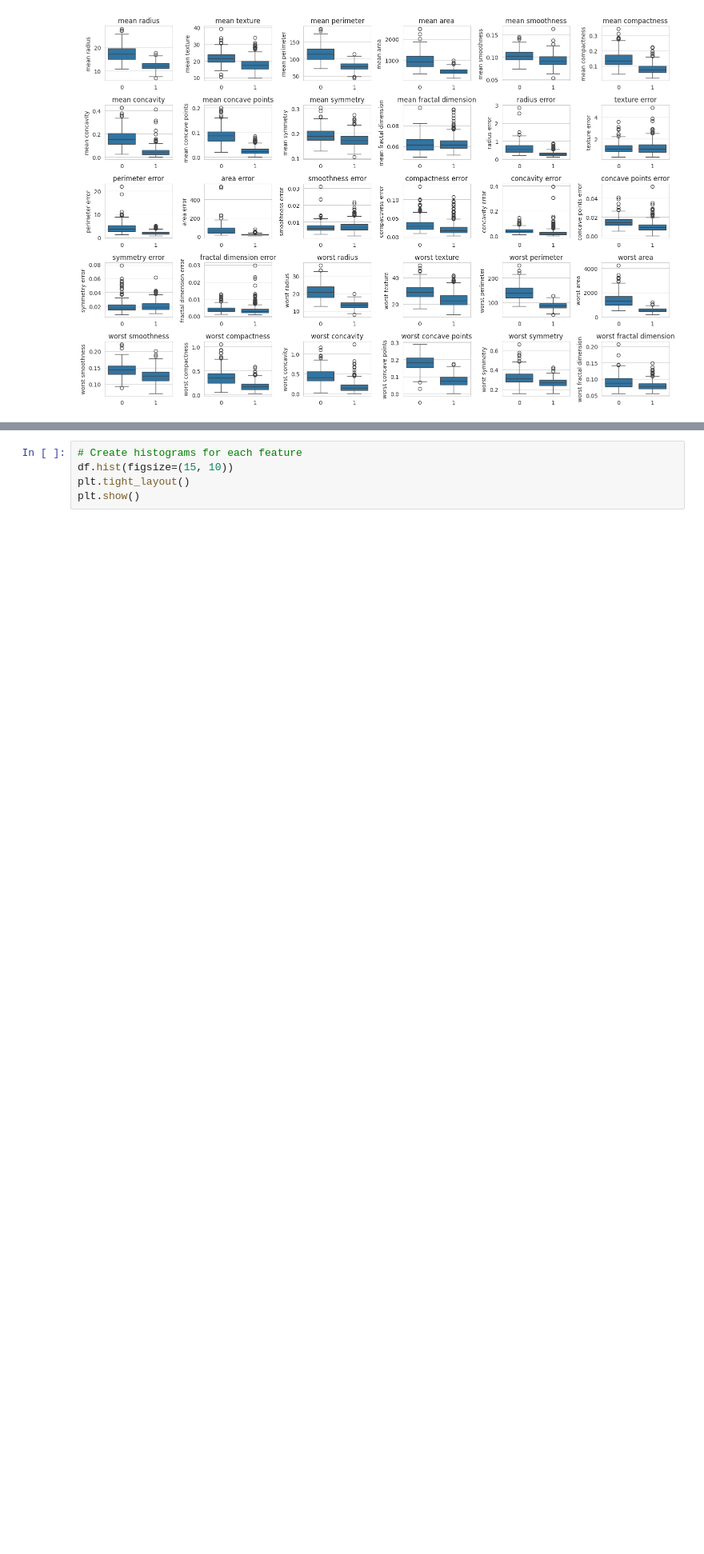
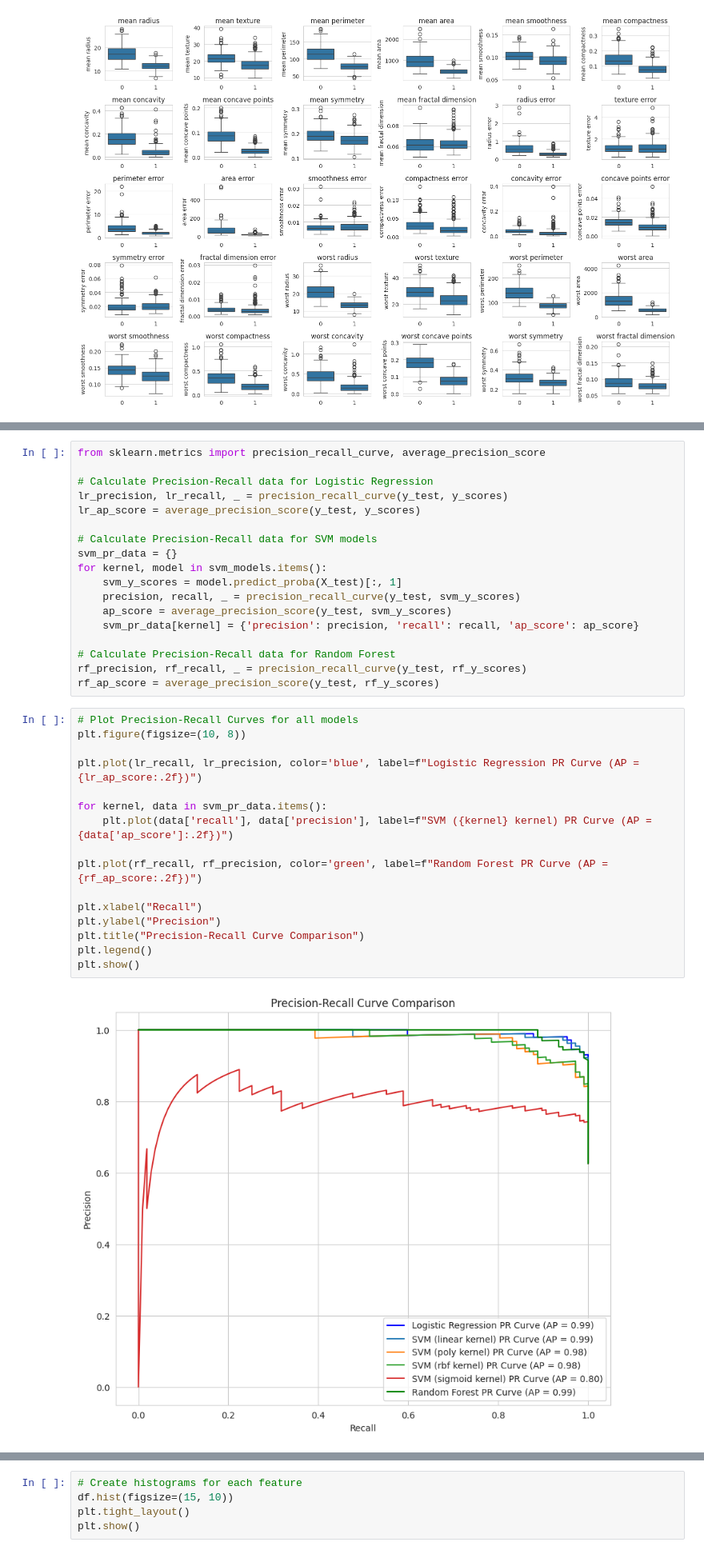
Before and after one commit to Dejisimple/CSC-587_Colabs, a Jupyter notebook: Copy_of_train_test_split_crossval_roc.ipynb, the cells around one changed output, grey strips where cells are left out. Shown at 80% size. Drawn from its saved outputs; the diff is of its cells as text; blank space fills up the shorter version.

```diff
--- a/Copy_of_train_test_split_crossval_roc.ipynb
+++ b/Copy_of_train_test_split_crossval_roc.ipynb
@@ -194,0 +255,36 @@ plt.show()
+# %%
+from sklearn.metrics import precision_recall_curve, average_precision_score
+
+# Calculate Precision-Recall data for Logistic Regression
+lr_precision, lr_recall, _ = precision_recall_curve(y_test, y_scores)
+lr_ap_score = average_precision_score(y_test, y_scores)
+
+# Calculate Precision-Recall data for SVM models
+svm_pr_data = {}
+for kernel, model in svm_models.items():
+    svm_y_scores = model.predict_proba(X_test)[:, 1]
+    precision, recall, _ = precision_recall_curve(y_test, svm_y_scores)
+    ap_score = average_precision_score(y_test, svm_y_scores)
+    svm_pr_data[kernel] = {'precision': precision, 'recall': recall, 'ap_score': ap_score}
+
+# Calculate Precision-Recall data for Random Forest
+rf_precision, rf_recall, _ = precision_recall_curve(y_test, rf_y_scores)
+rf_ap_score = average_precision_score(y_test, rf_y_scores)
+# %%
+# Plot Precision-Recall Curves for all models
+plt.figure(figsize=(10, 8))
+
+plt.plot(lr_recall, lr_precision, color='blue', label=f"Logistic Regression PR Curve (AP = {lr_ap_score:.2f})")
+
+for kernel, data in svm_pr_data.items():
+    plt.plot(data['recall'], data['precision'], label=f"SVM ({kernel} kernel) PR Curve (AP = {data['ap_score']:.2f})")
+
+plt.plot(rf_recall, rf_precision, color='green', label=f"Random Forest PR Curve (AP = {rf_ap_score:.2f})")
+
+plt.xlabel("Recall")
+plt.ylabel("Precision")
+plt.title("Precision-Recall Curve Comparison")
+plt.legend()
+plt.show()
+# %% [output]
+[figure, added]
```
Also changed, not shown: parts of 14 cells of this notebook.
